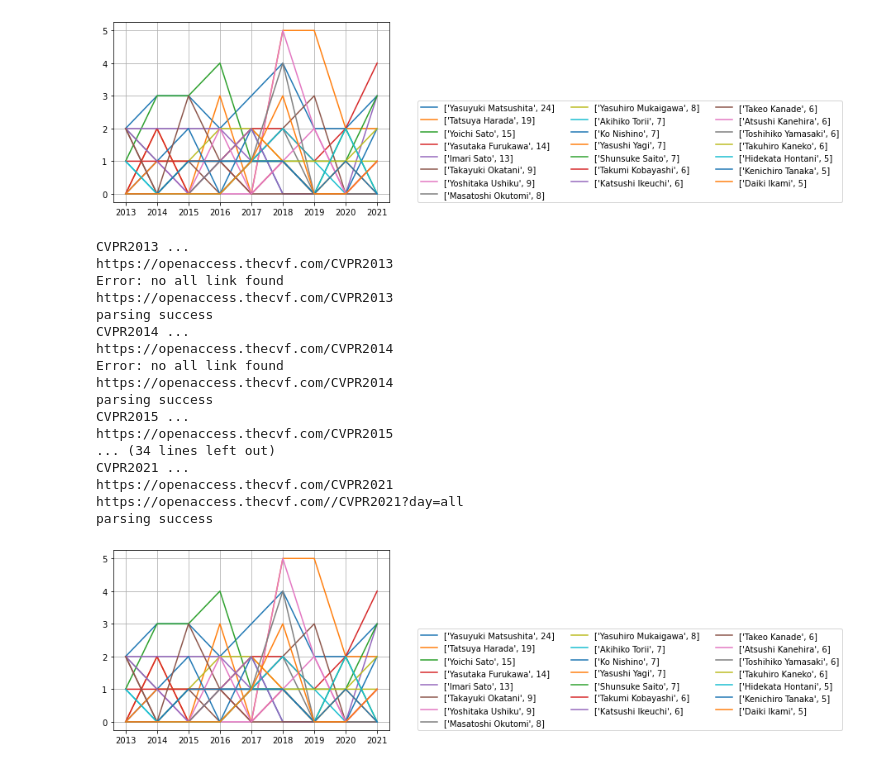
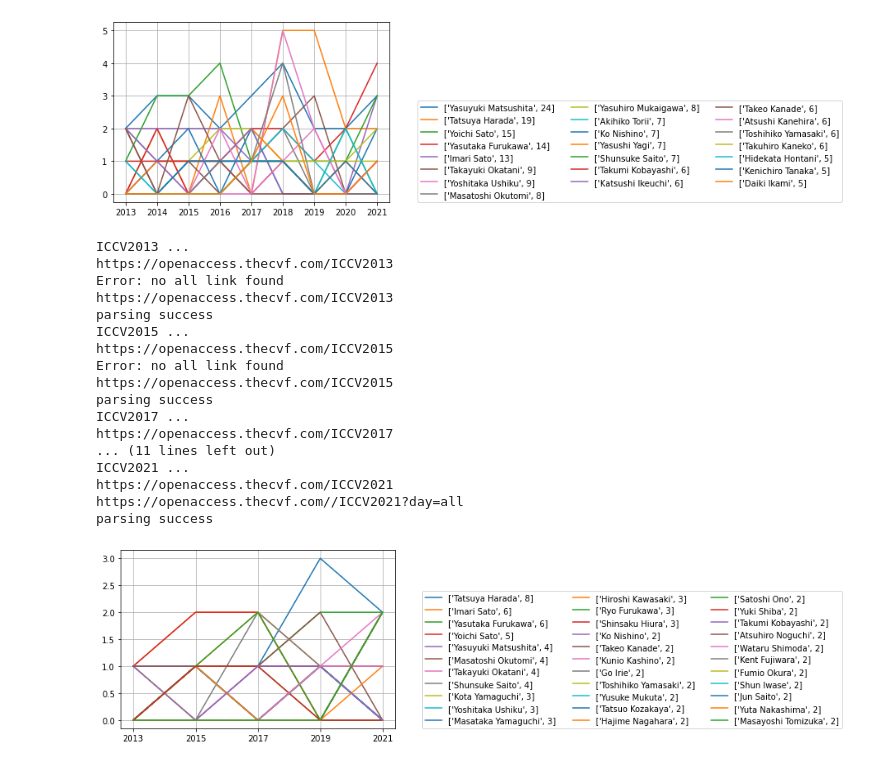
Before and after one commit to joyport7/CVPRanalysis, a Jupyter notebook: CVPR_analysis.ipynb, the cells around one changed output. Saved outputs shown, nothing was run; the diff lists cells and outputs as text; code cells hidden in the pictures.

Commit message:
fixed title entry, set interval of conferences, tested ICCV as well

```diff
--- a/CVPR_analysis.ipynb
+++ b/CVPR_analysis.ipynb
@@ -122,16 +122,17 @@ import matplotlib.pylab as plt
 
 class set_param:
 
-    def __init__(self, site, conf_prefix, yearFrom, yearTo, toShow):
+    def __init__(self, site, conf_prefix, yearFrom, yearTo, interval, toShow):
         self.site = site
         self.conf_prefix = conf_prefix
         self.yearFrom = yearFrom
         self.yearTo = yearTo
         self.toShow = toShow
+        self.interval = interval
 
 # configurations
-param = set_param('https://openaccess.thecvf.com/', 'CVPR', 2013, 2022, 5)
-
+param = set_param('https://openaccess.thecvf.com/', 'ICCV', 2013, 2022, 2, 2)
+#https://openaccess.thecvf.com/ICCV2021
 
 
 ######################
@@ -142,7 +143,7 @@ def main(param):
     sjppat, snjppat, dlm = regex_config()
     total, nonjp, jppaper, bMatch = 0, 0, 0, 0
     hist = {}
-    for year in range(param.yearFrom,param.yearTo):
+    for year in range(param.yearFrom, param.yearTo, param.interval):
         conf = param.conf_prefix + str(year)
         print(conf,'...')
         normal, authorss, titles = parse_source(param.site, conf)
@@ -152,7 +153,7 @@ def main(param):
             print('parsing success')
 
         title, jptitle, jpauthors, nonjptitle, nonjpauthors = [], [], [], [], []
-        ii = 1
+        ii = 0
         for authors in authorss:
             for author in authors:
                 bMatch=0
@@ -176,15 +177,22 @@ def main(param):
                     # make non-japanese title, author list (no use, just for check)
                     nonjptitle.append(titles[ii])
                     nonjpauthors.append(author)
+            ii += 1
+
         # global statistics
         total += len(authors)
         nonjp += len(nonjpauthors)
         jppaper += len(jpauthors)
-
+    """
+    ii = 0
+    for jpauthor in jpauthors:
+        print(jpauthor,'\n', jptitle[ii], '\n')
+        ii += 1
+    """
     # dictionary to list conversion with sorting by year
     sumhist, detail = [], []
     for author in hist.keys():
-        for year in range(param.yearFrom,param.yearTo):
+        for year in range(param.yearFrom,param.yearTo,param.interval):
             sYear=str(year)
             if sYear not in hist[author].keys():
                 hist[author][sYear]=0
@@ -303,45 +311,45 @@ def regex_config():
 ([nht]|[aiueo]|[bgkmnr][aiueo]|[bgkmnr]y[auo]|d[aeo]|s[aueo]|sh[iu]|t[aeo]|tsu|z[aueo]|y[auo]|h[aieo]|j[aiuo]|ch[aiuo]|d[aeo]|wa|fu)*?\
 \s\
 ([AIUEO]|[BGKMNR][aiueo]|D[aeo]|S[aueo]|Sh[iu]|T[aeo]|Tsu|Z[aueo]|Y[auo]|H[aieo]|J[aiuo]|Ch[aiuo]|D[aeo]|Wa|Fu)\
 ([nht]|[aiueo]|[bgkmnr][aiueo]|d[aeo]|s[aueo]|sh[iu]|t[aeo]|tsu|z[aueo]|y[auo]|h[aieo]|j[aiuo]|ch[aiuo]|d[aeo]|wa|fu)*?\
 $\
 "
     snjppat="\
 ^(.+?an\s.+?an)$|^Yu\sYu$|^He|He$|^Han|Han$|^Sun|Sun$|^Ji|Ji$|^Jia|Jia$|^Su|Su$|^Guo|Guo$|^Zou|Zou$|^Yuan|Yuan$|\
 ^Dai\s|\sDai$|^Ma\s|\sMa$|^Na\s|\sNa$|^Yan\s|\sYan$|^Bai\s|\sBai$|^Tan\s|\sTan$|^Gan\s|\sGan$|^Yan\s|\sYan$|^Tao\s|\sTao$|^Ren\s|\sRen$|\
 ^Yuan\s|\sYuan$|^Hen\s|\sHen$|^Cho\s|\sCho$|^Ji\s|\sJi$|^Jia\s|\sJia$^Ge\s|\sGe$|^Gao\s|\sGao$|^Hao\s|\sHao$|^Choi\s|\sChoi$|^Ke\s|\sKe$|\
 ^Zuo\s|\sZuo$|^Bo\s|\sBo$|^Du\s|\sDu$|^Ni\s|\sNi$|^Bi\s|\sBi$|^Wan\s|\sWan$|^Heo\s|\sHeo$|^Jason\s|\sJason$|^Shi\s|\sShi$|^Des|\sDes|\
 ^Yuhe\s|\sYuhe$|^Fu\s|\sFu$|^Yao\s|\sYao$|^Mao\s|\sMao$|^Ryan\s|\sRyan$|^Niu\s|\sNiu$|^Gu\s|\sGu$|^Mo\s|\sMo$|\sYu$|^Mu\s|\sMu$|^Nie\s|\sNie$\
 |^Sui\s|\sSui$|^Chan\s|\sChan$|^Guan\s|\sGuan$|^Yun\s|\sYun$|^Bin\s|\sBin$|^Jan\s|\sJan$\
 |jie|iao|ia|oo|ee|chao|toni|gudo|aen|au|Zeku|zeku|rara|Minji|minji|nru|oha|Gurari|wane|hao|Dakai|Inkyu|Dae|Bei|Ahn|Kenneth|Amit\
 |Meina|Minh|hui|Zabih|Bodo|Konu|Jane|Noh|Man|^Ori\s|You$|Gui|Yue|Joe|Matt|Menon|Suin|Munro|Watson|zadeh|\sHou|Shujon|Aron|Naza|Minkyo\
-|Doron|Jain|Garon|Suh|Rahtu|Junho|Bera|Sachin|Moin|Samitha|Mukundan|Jayasekara|Samitha|Sanath|Basu|yuan|Ou$|Nirat|Jonathan|Bao|Yani\
-|Juge|Jose|Mike|Jae|Juan|gege|Emonet|dana|Niket|Oneata|Shuchin"
+|Doron|Jain|Garon|Suh|Rahtu|Junho|Bera|Sachin|Moin|Samitha|Mukundan|Jayasekara|Samitha|Sanath|Basu|yuan|Ou$|Nirat|Jonathan|Bao|Yani|Kien\
+|Juge|Jose|Mike|Jae|Juan|gege|Emonet|dana|Niket|Oneata|Shuchin|Gideon|Mehta|Yakui|Ahyun|Ruta|Yumin|Mazaheri|Guha|Himanshu|Narayanan|Ronen|Bengio|Osokin"
 
     dlm=",\s"
 
     return sjppat, snjppat, dlm
 
 ########################
 ##### main program #####
 ########################
 main(param)
 # %% [output]
-CVPR2013 ...
-https://openaccess.thecvf.com/CVPR2013
+ICCV2013 ...
+https://openaccess.thecvf.com/ICCV2013
 Error: no all link found
-https://openaccess.thecvf.com/CVPR2013
+https://openaccess.thecvf.com/ICCV2013
 parsing success
-CVPR2014 ...
-https://openaccess.thecvf.com/CVPR2014
+ICCV2015 ...
+https://openaccess.thecvf.com/ICCV2015
 Error: no all link found
-https://openaccess.thecvf.com/CVPR2014
+https://openaccess.thecvf.com/ICCV2015
 parsing success
-CVPR2015 ...
-https://openaccess.thecvf.com/CVPR2015
-... (34 lines left out)
-CVPR2021 ...
-https://openaccess.thecvf.com/CVPR2021
-https://openaccess.thecvf.com//CVPR2021?day=all
+ICCV2017 ...
+https://openaccess.thecvf.com/ICCV2017
+... (11 lines left out)
+ICCV2021 ...
+https://openaccess.thecvf.com/ICCV2021
+https://openaccess.thecvf.com//ICCV2021?day=all
 parsing success
-[figure, old version]
+[figure, new version]
```
